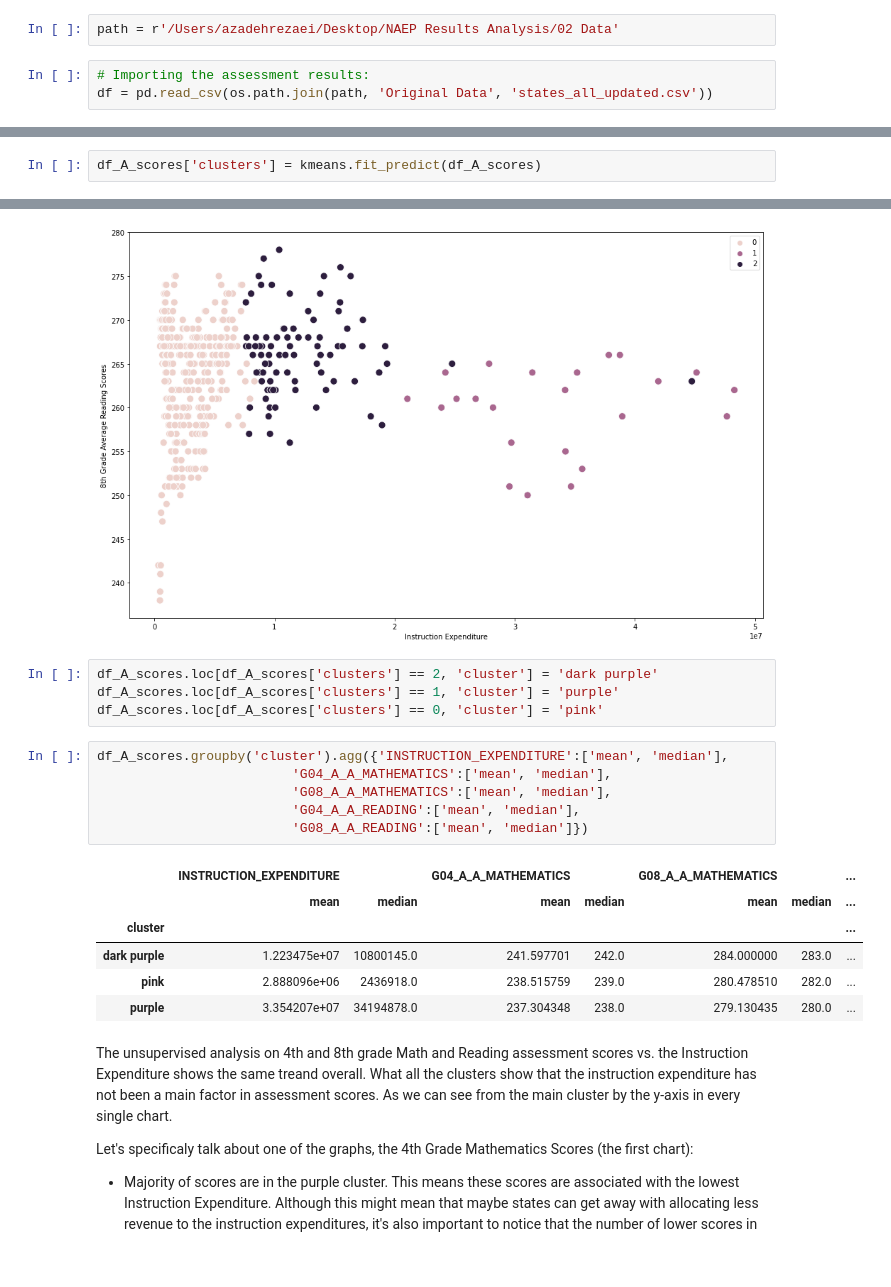
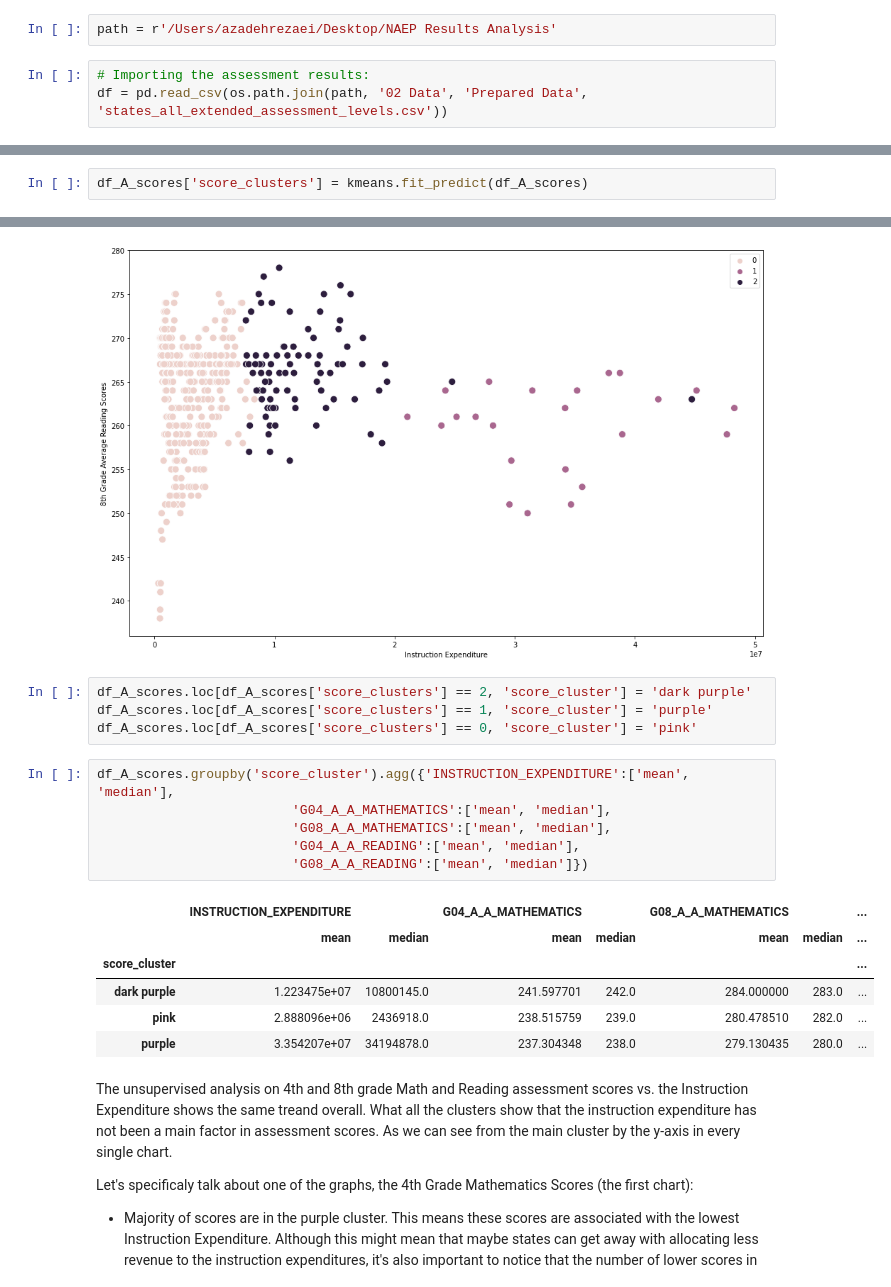
Before and after one commit to Azadeh-Rezaei/NAEP-Results-Analysis, a Jupyter notebook: 03 Scripts/Unsupervised Machine Learning - Clustering.ipynb, the cells around one changed output, grey strips where cells are left out. Saved outputs shown, nothing was run; the diff lists cells and outputs as text.

```diff
--- a/03 Scripts/Unsupervised Machine Learning - Clustering.ipynb
+++ b/03 Scripts/Unsupervised Machine Learning - Clustering.ipynb
@@ -32,10 +32,10 @@ import pylab as pl # Convenience module to bulk import matplotlib
 # To ensures the graphs are displayed in the notebook:
 %matplotlib inline
 # %%
-path = r'/Users/azadehrezaei/Desktop/NAEP Results Analysis/02 Data'
+path = r'/Users/azadehrezaei/Desktop/NAEP Results Analysis'
 # %%
 # Importing the assessment results:
-df = pd.read_csv(os.path.join(path, 'Original Data', 'states_all_updated.csv'))
+df = pd.read_csv(os.path.join(path, '02 Data', 'Prepared Data', 'states_all_extended_assessment_levels.csv'))
 # %%
 df.head()
 # %% [output]
@@ -326,5 +319,5 @@ kmeans.fit(df_A_scores)
 # %% [output]
 KMeans(n_clusters=3)
 # %%
-df_A_scores['clusters'] = kmeans.fit_predict(df_A_scores)
+df_A_scores['score_clusters'] = kmeans.fit_predict(df_A_scores)
 # %%
@@ -380,19 +385,19 @@ plt.show()
 [figure]
 [figure]
 # %%
-df_A_scores.loc[df_A_scores['clusters'] == 2, 'cluster'] = 'dark purple'
-df_A_scores.loc[df_A_scores['clusters'] == 1, 'cluster'] = 'purple'
-df_A_scores.loc[df_A_scores['clusters'] == 0, 'cluster'] = 'pink'
+df_A_scores.loc[df_A_scores['score_clusters'] == 2, 'score_cluster'] = 'dark purple'
+df_A_scores.loc[df_A_scores['score_clusters'] == 1, 'score_cluster'] = 'purple'
+df_A_scores.loc[df_A_scores['score_clusters'] == 0, 'score_cluster'] = 'pink'
 # %%
-df_A_scores.groupby('cluster').agg({'INSTRUCTION_EXPENDITURE':['mean', 'median'],
+df_A_scores.groupby('score_cluster').agg({'INSTRUCTION_EXPENDITURE':['mean', 'median'],
                          'G04_A_A_MATHEMATICS':['mean', 'median'],
                          'G08_A_A_MATHEMATICS':['mean', 'median'],
                          'G04_A_A_READING':['mean', 'median'],
                          'G08_A_A_READING':['mean', 'median']})
 # %% [output]
 |  | INSTRUCTION_EXPENDITURE |  | G04_A_A_MATHEMATICS |  | G08_A_A_MATHEMATICS |  | ... |
 |  | mean | median | mean | median | mean | median | ... |
-| cluster |  |  |  |  |  |  | ... |
+| score_cluster |  |  |  |  |  |  | ... |
 | dark purple | 1.223475e+07 | 10800145.0 | 241.597701 | 242.0 | 284.000000 | 283.0 | ... |
 | pink | 2.888096e+06 | 2436918.0 | 238.515759 | 239.0 | 280.478510 | 282.0 | ... |
 | purple | 3.354207e+07 | 34194878.0 | 237.304348 | 238.0 | 279.130435 | 280.0 | ... |
```
Also changed, not shown: parts of 17 cells of this notebook, 25 other files.
